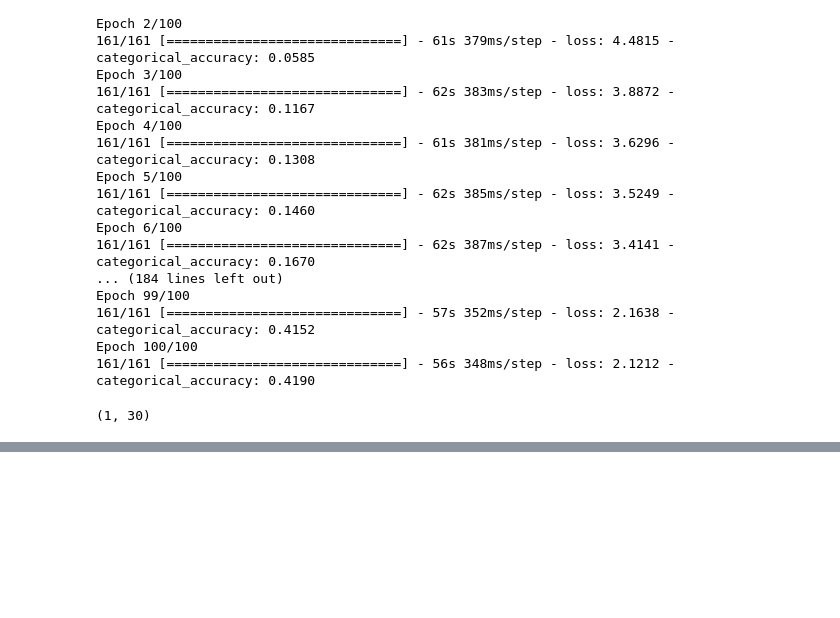
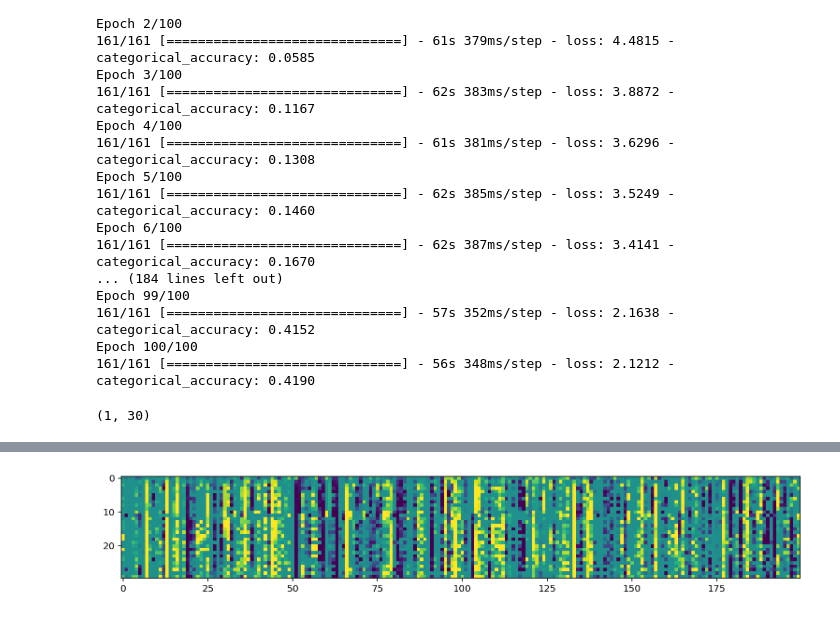
Before and after one commit to valevo/AlgoRhythmics, a Jupyter notebook: src/Embeddings.ipynb, the cells around one changed output, grey strips where cells are left out. Cells and saved outputs as stored; diff of their text form; code cells hidden in the pictures; blank space fills up the shorter version.

```diff
--- a/src/Embeddings.ipynb
+++ b/src/Embeddings.ipynb
@@ -308,0 +347,9 @@ improvise(model, data, client)
+# %%
+fig, ax = plt.subplots(figsize=(18,2))
+# for act in activations:
+#     plt.imshow(act['time_distributed_3/Reshape_1:0'][0][-1:], )
+#     plt.show()
+ax.imshow(activations[-1]['lstm_5/transpose_1:0'][0])
+plt.show()
+# %% [output]
+[figure, added]
```
Also changed, not shown: parts of 9 cells of this notebook, 2 other files.
